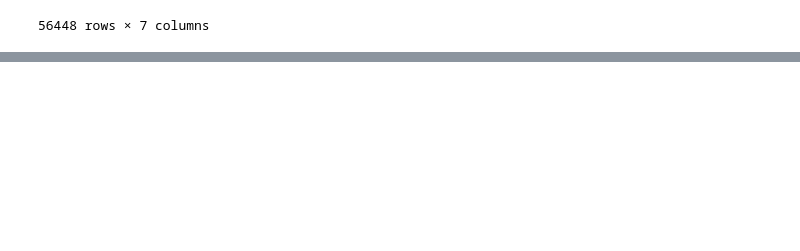
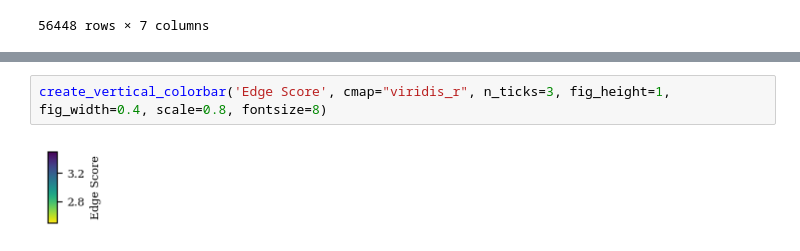
Before and after one commit to theislab/sctram, a Jupyter notebook: reproducibility/server_sync/experiments/suo_across_models/sctram_with_bootstapping_analysis.ipynb, the cells around one changed output, grey strips where cells are left out. Cells and saved outputs as stored; diff of their text form; blank space fills up the shorter version.

```diff
--- a/reproducibility/server_sync/experiments/suo_across_models/sctram_with_bootstapping_analysis.ipynb
+++ b/reproducibility/server_sync/experiments/suo_across_models/sctram_with_bootstapping_analysis.ipynb
@@ -332,0 +630,4 @@ df
+# %%
+create_vertical_colorbar('Edge Score', cmap="viridis_r", n_ticks=3, fig_height=1, fig_width=0.4, scale=0.8, fontsize=8)
+# %% [output]
+[figure, added]
```
Also changed, not shown: parts of 29 cells of this notebook, 9 other files.
